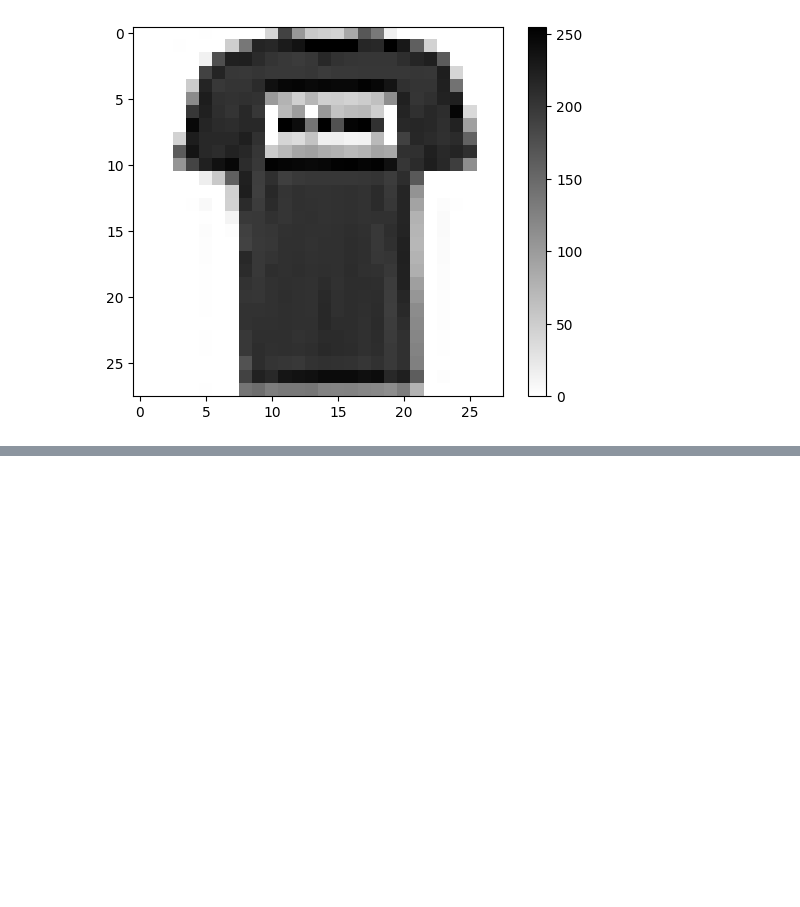
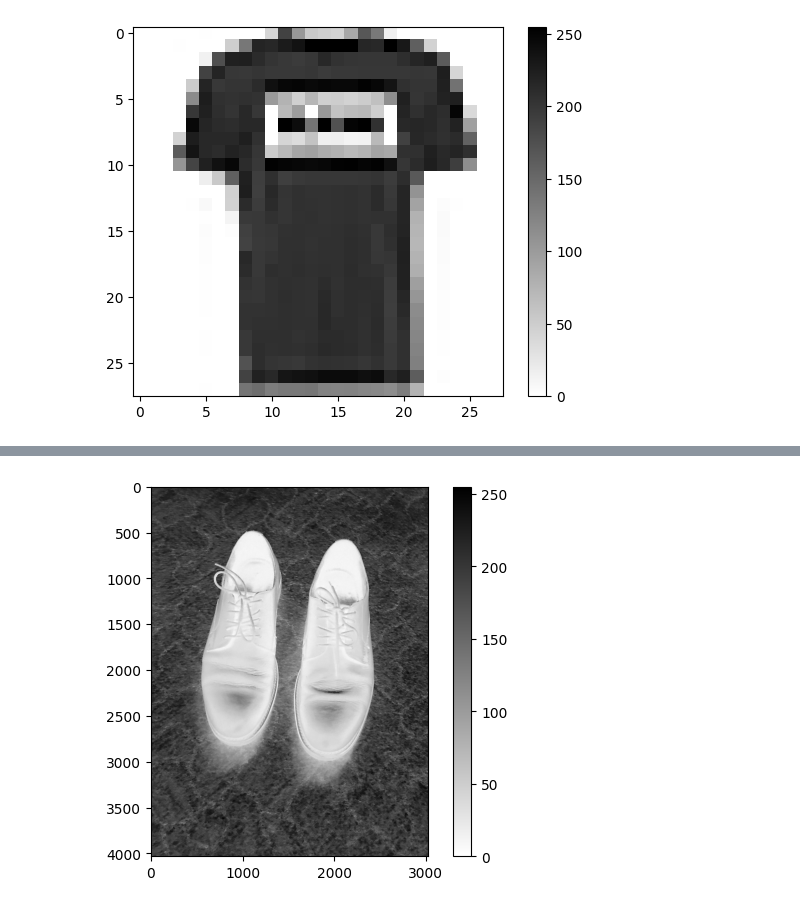
Before and after one commit to DiauddinMaulidi/neural-network, a Jupyter notebook: activation_function.ipynb, the cells around one changed output, grey strips where cells are left out. Drawn from its saved outputs; the diff is of its cells as text; code cells hidden in the pictures; blank space fills up the shorter version.

```diff
--- a/activation_function.ipynb
+++ b/activation_function.ipynb
@@ -151,0 +175,10 @@ Prediksi dari beberapa gambar dari data uji
+# %%
+lokasi = 'sepatu.jpg'
+img = cv2.imread(lokasi, cv2.IMREAD_GRAYSCALE)
+img2 = cv2.resize(img, (28, 28), interpolation=cv2.INTER_AREA)
+if np.mean(img2) > 127:
+    img2 = 255 - img2
+img2 = img2.astype('float32') / 255.0
+img2 = np.expand_dims(img2, axis=0)
+a = prediksi_citra(img2, 0)
+a
@@ -151,0 +188,8 @@ Prediksi dari beberapa gambar dari data uji
+# %%
+plt.figure()
+plt.imshow(img, cmap=plt.cm.binary)
+plt.colorbar()
+plt.grid(False)
+plt.show()
+# %% [output]
+[figure, added]
```
Also changed, not shown: parts of 13 cells of this notebook.
